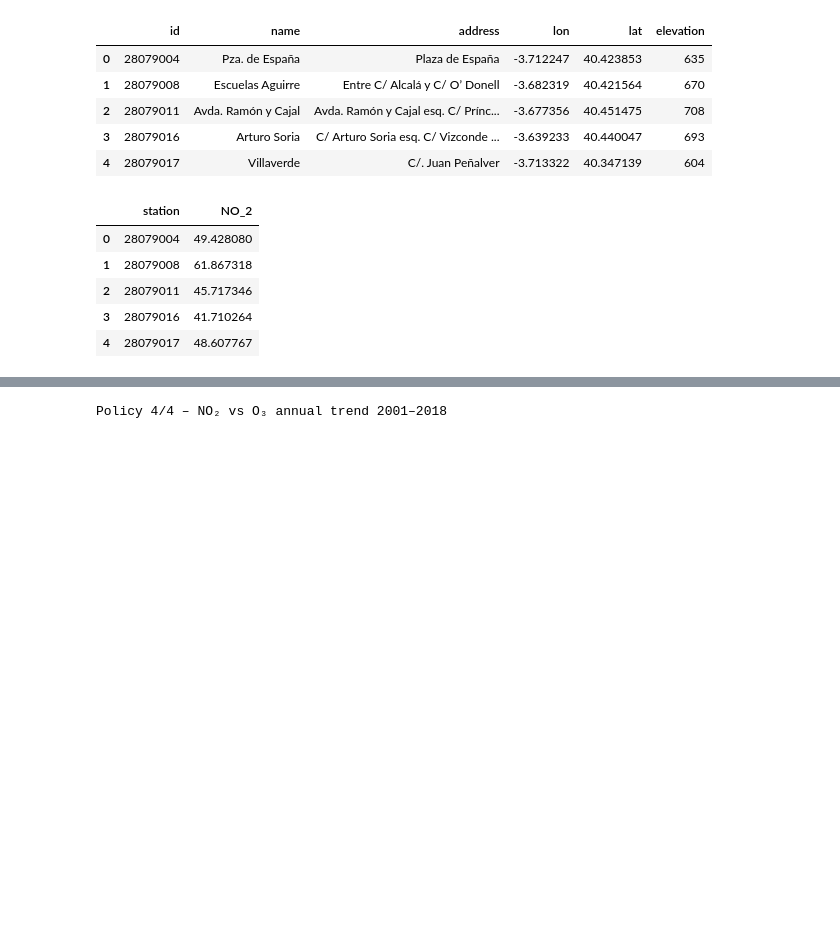
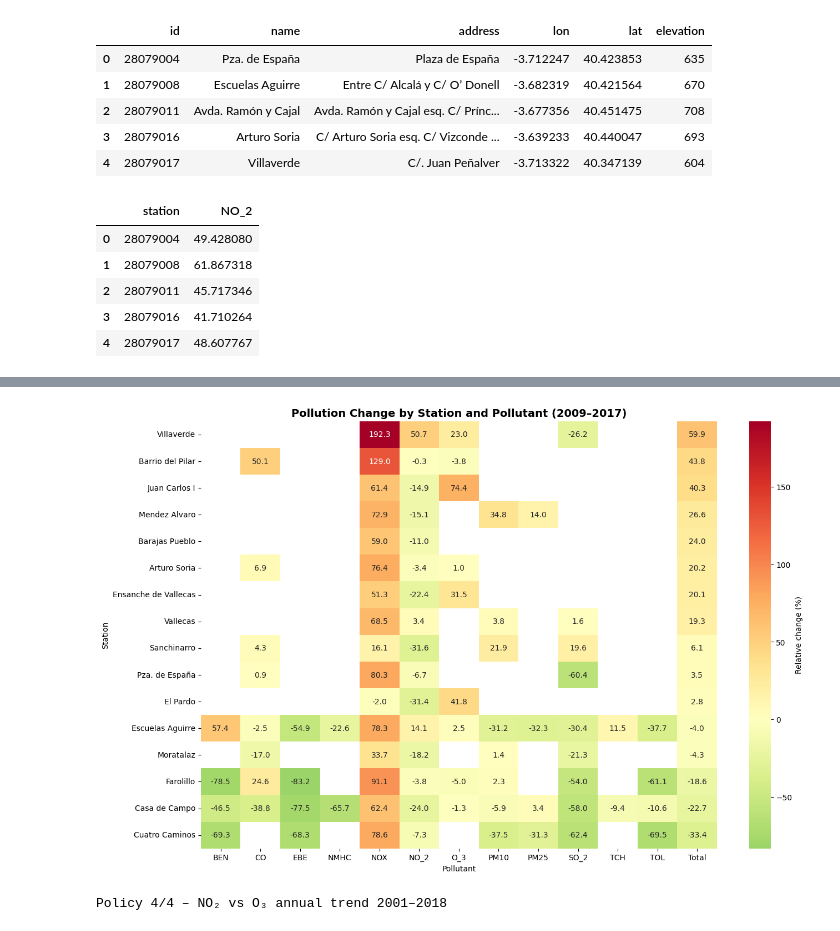
Before and after one commit to yabets/VDS2526, a Jupyter notebook: Q2-Q4-visualisation.ipynb, the cells around one changed output, grey strips where cells are left out. Saved outputs shown, nothing was run; the diff lists cells and outputs as text; code cells hidden in the pictures; blank space fills up the shorter version.

```diff
--- a/Q2-Q4-visualisation.ipynb
+++ b/Q2-Q4-visualisation.ipynb
@@ -81,0 +192,8 @@ fig.show()
+# %%
+# heatmap
+heatmap_data = change_df.pivot_table(
+    index="name",
+    columns="pollutant",
+    values="change_pct"
+)
+heatmap_data.head()
@@ -82,3 +208,37 @@ fig.show()
+# %%
+# total change
+heatmap_data["Total"] = heatmap_data.mean(axis=1)
+
+# top/bottom performers
+top_worse = heatmap_data.sort_values("Total", ascending=False).head(8)
+top_better = heatmap_data.sort_values("Total", ascending=True).head(8)
+
+heatmap_data = pd.concat([top_worse, top_better])
+heatmap_data = heatmap_data[~heatmap_data.index.duplicated()]
+heatmap_data = heatmap_data.sort_values("Total", ascending=False)
+# %%
+plt.figure(figsize=(15, 10))
+
+sns.heatmap(
+    heatmap_data,
+    annot=True,
+    fmt=".1f",
+    cmap="RdYlGn_r",
+    center=0,
+    cbar_kws={"label": "Relative change (%)"}
+)
+
+plt.title(
+    f"Pollution Change by Station and Pollutant ({BASE_YEAR}–{COMPARE_YEAR})",
+    fontsize=14,
+    weight="bold"
+)
+
+plt.xlabel("Pollutant")
+plt.ylabel("Station")
+plt.show()
+# %% [output]
+[figure, added]
 # %%
 MONTH_LABELS = ['Jan', 'Feb', 'Mar', 'Apr', 'May', 'Jun',
                 'Jul', 'Aug', 'Sep', 'Oct', 'Nov', 'Dec']
```
Also changed, not shown: parts of 6 cells of this notebook.
